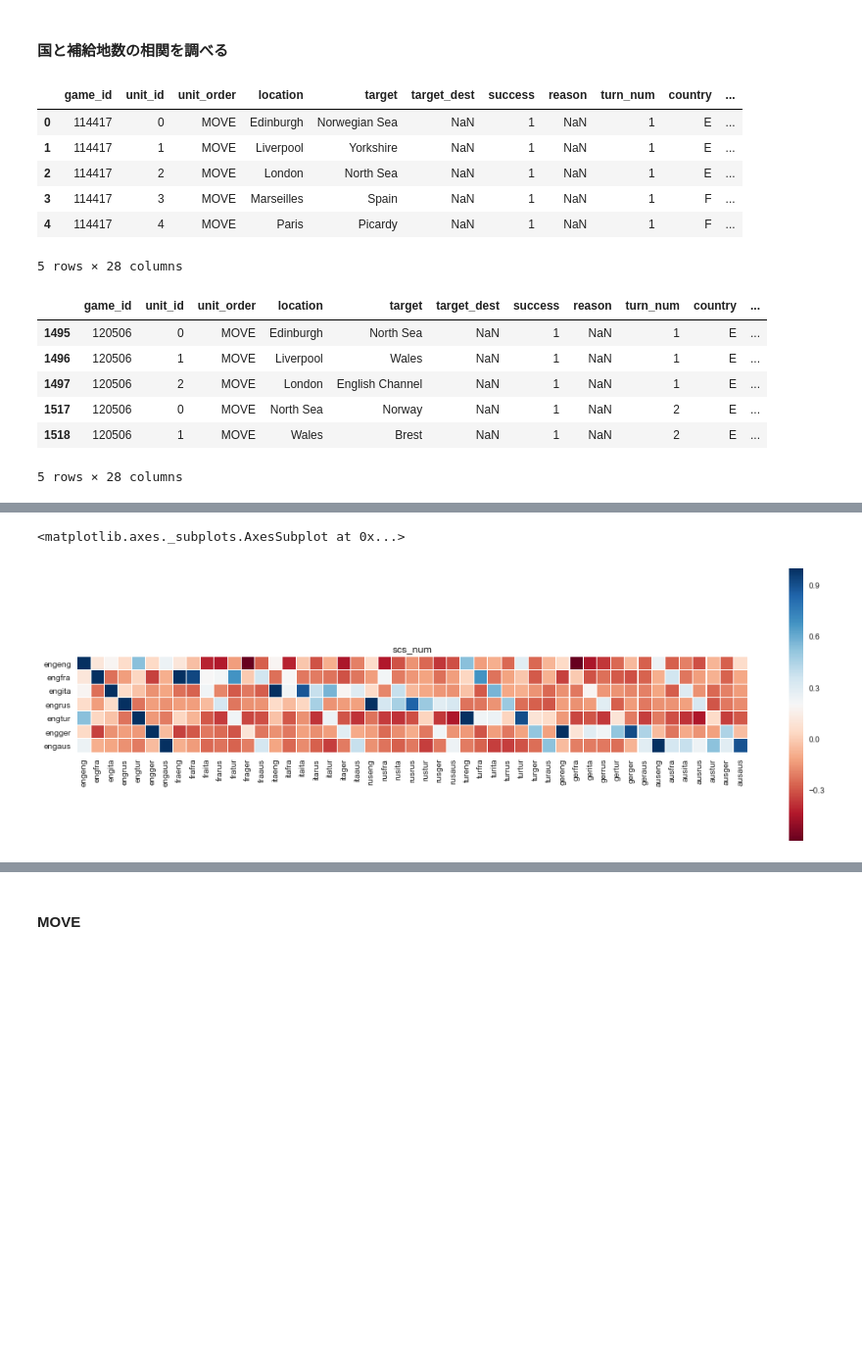
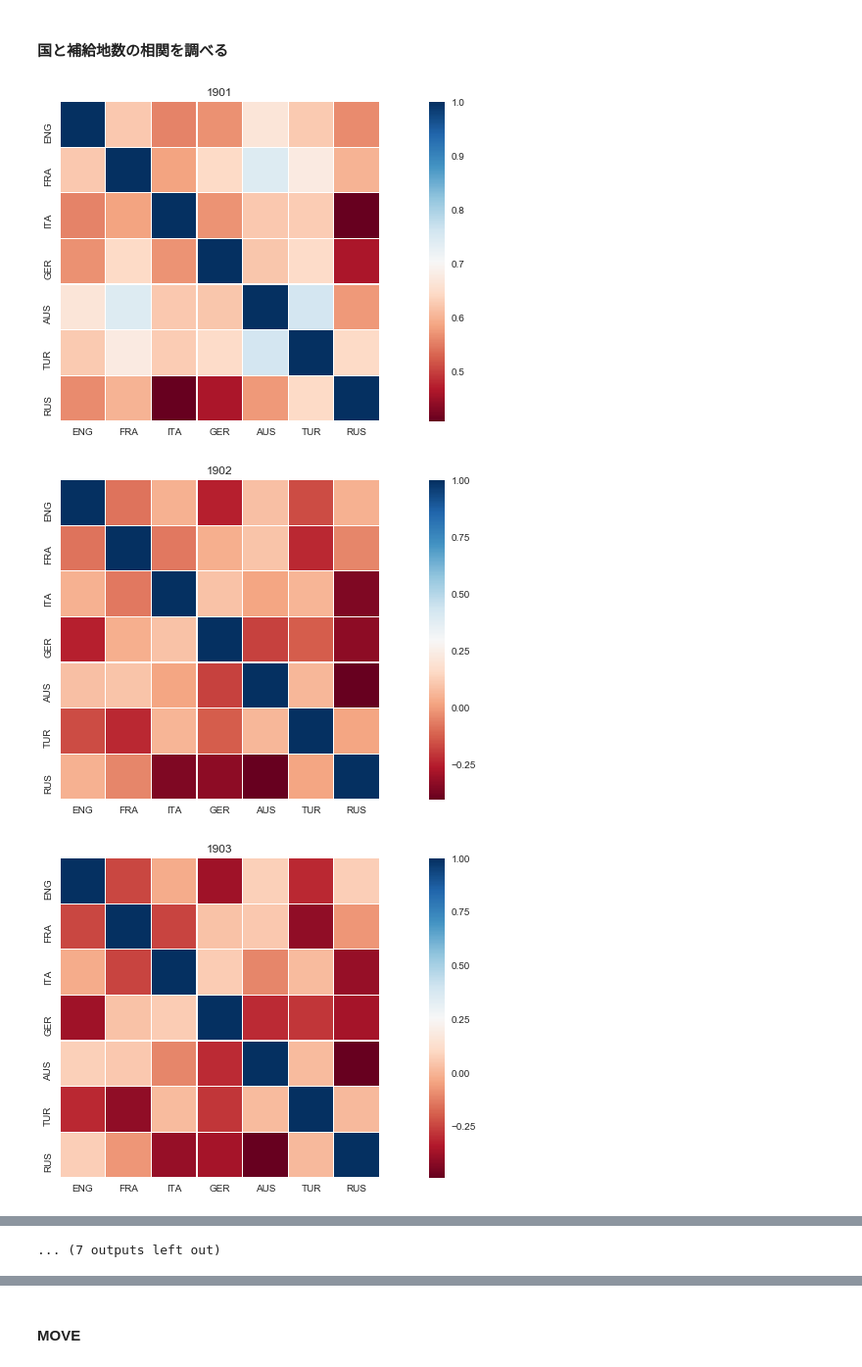
Before and after one commit to sorashido/DiplomacyPredict, a Jupyter notebook: src/v2.ipynb, the cells around one changed output, grey strips where cells are left out. Shown: that part at 98% size. Cells and saved outputs as stored; diff of their text form; code cells hidden in the pictures; blank space fills up the shorter version.

```diff
--- a/src/v2.ipynb
+++ b/src/v2.ipynb
@@ -119,53 +114,20 @@ dataset = pd.merge(dataset, turns, on=['game_id', 'turn_num'])
-# %%
-dataset.head()
-# %% [output]
-|  | game_id | unit_id | unit_order | location | target | target_dest | success | reason | turn_num | country | ... |
-| 0 | 114417 | 0 | MOVE | Edinburgh | Norwegian Sea | NaN | 1 | NaN | 1 | E | ... |
-| 1 | 114417 | 1 | MOVE | Liverpool | Yorkshire | NaN | 1 | NaN | 1 | E | ... |
-| 2 | 114417 | 2 | MOVE | London | North Sea | NaN | 1 | NaN | 1 | E | ... |
-| 3 | 114417 | 3 | MOVE | Marseilles | Spain | NaN | 1 | NaN | 1 | F | ... |
-| 4 | 114417 | 4 | MOVE | Paris | Picardy | NaN | 1 | NaN | 1 | F | ... |
-5 rows × 28 columns
-# %%
-eng_dataset = dataset[(dataset['country']=='E') & (dataset['won']==1)]
-# %% [output]
-|  | game_id | unit_id | unit_order | location | target | target_dest | success | reason | turn_num | country | ... |
-| 1495 | 120506 | 0 | MOVE | Edinburgh | North Sea | NaN | 1 | NaN | 1 | E | ... |
-| 1496 | 120506 | 1 | MOVE | Liverpool | Wales | NaN | 1 | NaN | 1 | E | ... |
-| 1497 | 120506 | 2 | MOVE | London | English Channel | NaN | 1 | NaN | 1 | E | ... |
-| 1517 | 120506 | 0 | MOVE | North Sea | Norway | NaN | 1 | NaN | 2 | E | ... |
-| 1518 | 120506 | 1 | MOVE | Wales | Brest | NaN | 1 | NaN | 2 | E | ... |
-5 rows × 28 columns
-# %%
-scs_num = []
-dict_country = {}
-scs = ["scs_england","scs_france", "scs_italy", "scs_russia", "scs_turkey", "scs_germany", "scs_austria"]
-
-i=0
-for s1 in scs:
-    for s2 in scs:
-        scs_num.append(eng_dataset[s1] * eng_dataset[s2])
-        dict_country[i] = s1[4:7] + s2[4:7]
-        i += 1
 # %%
-# 補給地の数の相関，年毎
-correlation_matrix = np.corrcoef(scs_num)
-correlation_matrix = pd.DataFrame(correlation_matrix)
-correlation_matrix = correlation_matrix.rename(columns=dict_country,
-                                          index=dict_country)
-plt.figure(figsize=(18, 6))
-plt.title("scs_num")
-sns.heatmap(correlation_matrix[:7], linewidths=0.1, square=True, cmap="RdBu")
-
-# for i in range(1901, 1920):
-#     correlation_matrix = np.corrcoef([turns[(turns["year"] == i)]["scs_england"],
-#            turns[(turns["year"] == i)]["scs_france"],
-#            turns[(turns["year"] == i)]["scs_italy"],
-#            turns[(turns["year"] == i)]["scs_russia"],
-#            turns[(turns["year"] == i)]["scs_turkey"],
-#            turns[(turns["year"] == i)]["scs_germany"],
-#            turns[(turns["year"] == i)]["scs_austria"]])
-#     correlation_matrix = pd.DataFrame(correlation_matrix)
-#     correlation_matrix = correlation_matrix.rename(columns={0:"ENG", 1:"FRA", 2:"ITA", 3:"GER", 4:"AUS", 5:"TUR", 6:"RUS"},
-#                                               index={0:"ENG", 1:"FRA", 2:"ITA", 3:"GER", 4:"AUS", 5:"TUR", 6:"RUS"})
+# # 補給地の数の相関，年毎
+for i in range(1901, 1920):
+    correlation_matrix = np.corrcoef([turns[(turns["year"] == i)]["scs_england"],
+           turns[(turns["year"] == i)]["scs_france"],
+           turns[(turns["year"] == i)]["scs_italy"],
+           turns[(turns["year"] == i)]["scs_russia"],
+           turns[(turns["year"] == i)]["scs_turkey"],
+           turns[(turns["year"] == i)]["scs_germany"],
+           turns[(turns["year"] == i)]["scs_austria"]])
+    correlation_matrix = pd.DataFrame(correlation_matrix)
+    correlation_matrix = correlation_matrix.rename(columns={0:"ENG", 1:"FRA", 2:"ITA", 3:"GER", 4:"AUS", 5:"TUR", 6:"RUS"},
+                                              index={0:"ENG", 1:"FRA", 2:"ITA", 3:"GER", 4:"AUS", 5:"TUR", 6:"RUS"})
+    plt.figure(figsize=(18, 6))
+    plt.title(i)
+    sns.heatmap(correlation_matrix, linewidths=0.1, square=True, cmap="RdBu")
 # %% [output]
+[figure, new version]
+[figure, added]
+[figure, added]
@@ -172,4 +143,3 @@ sns.heatmap(correlation_matrix[:7], linewidths=0.1, square=True, cmap="RdBu")
-<matplotlib.axes._subplots.AxesSubplot at 0x...>
+... (7 outputs left out)
-[figure, old version]
 # %% [markdown]
 ### [wip] unit
```
Also changed, not shown: parts of 11 cells of this notebook.
